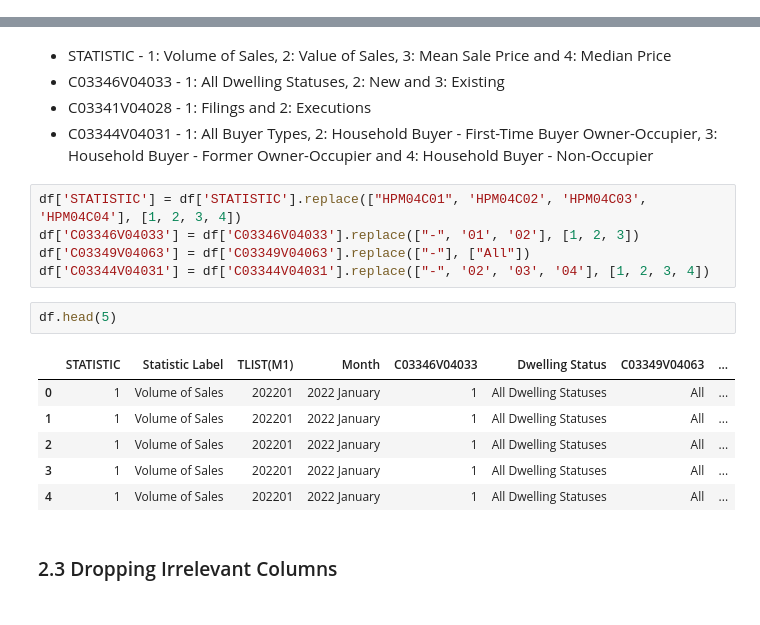
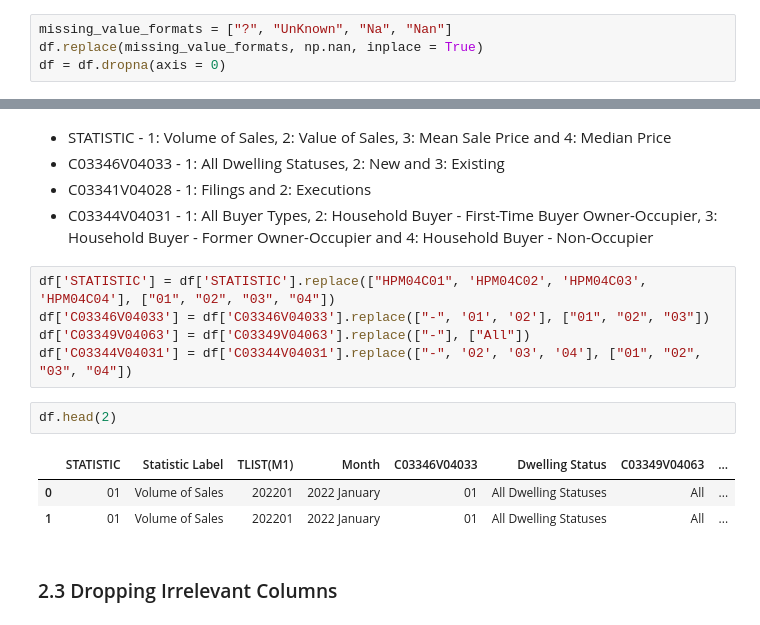
Before and after one commit to CristhianMacedo2024104/Machine-Learning, a Jupyter notebook: CristhianMacedo_MLearningHDip_CA1.ipynb, the cells around one changed output, grey strips where cells are left out. Saved outputs shown, nothing was run; the diff lists cells and outputs as text.

```diff
--- a/CristhianMacedo_MLearningHDip_CA1.ipynb
+++ b/CristhianMacedo_MLearningHDip_CA1.ipynb
@@ -113,0 +144,4 @@ array(['All Buyer Types',
+# %%
+missing_value_formats = ["?", "UnKnown", "Na", "Nan"]
+df.replace(missing_value_formats, np.nan, inplace = True)
+df = df.dropna(axis = 0)
@@ -119,19 +159,16 @@ array(['All Buyer Types',
 - C03341V04028 - 1: Filings and 2: Executions
 - C03344V04031 - 1: All Buyer Types, 2: Household Buyer - First-Time Buyer Owner-Occupier, 3: Household Buyer - Former Owner-Occupier and 4: Household Buyer - Non-Occupier
 # %%
-df['STATISTIC'] = df['STATISTIC'].replace(["HPM04C01", 'HPM04C02', 'HPM04C03', 'HPM04C04'], [1, 2, 3, 4])
-df['C03346V04033'] = df['C03346V04033'].replace(["-", '01', '02'], [1, 2, 3])
+df['STATISTIC'] = df['STATISTIC'].replace(["HPM04C01", 'HPM04C02', 'HPM04C03', 'HPM04C04'], ["01", "02", "03", "04"])
+df['C03346V04033'] = df['C03346V04033'].replace(["-", '01', '02'], ["01", "02", "03"])
 df['C03349V04063'] = df['C03349V04063'].replace(["-"], ["All"])
-df['C03344V04031'] = df['C03344V04031'].replace(["-", '02', '03', '04'], [1, 2, 3, 4])
+df['C03344V04031'] = df['C03344V04031'].replace(["-", '02', '03', '04'], ["01", "02", "03", "04"])
 # %%
-df.head(5)
+df.head(2)
 # %% [output]
 |  | STATISTIC | Statistic Label | TLIST(M1) | Month | C03346V04033 | Dwelling Status | C03349V04063 | ... |
-| 0 | 1 | Volume of Sales | 202201 | 2022 January | 1 | All Dwelling Statuses | All | ... |
-| 1 | 1 | Volume of Sales | 202201 | 2022 January | 1 | All Dwelling Statuses | All | ... |
-| 2 | 1 | Volume of Sales | 202201 | 2022 January | 1 | All Dwelling Statuses | All | ... |
-| 3 | 1 | Volume of Sales | 202201 | 2022 January | 1 | All Dwelling Statuses | All | ... |
-| 4 | 1 | Volume of Sales | 202201 | 2022 January | 1 | All Dwelling Statuses | All | ... |
+| 0 | 01 | Volume of Sales | 202201 | 2022 January | 01 | All Dwelling Statuses | All | ... |
+| 1 | 01 | Volume of Sales | 202201 | 2022 January | 01 | All Dwelling Statuses | All | ... |
 # %% [markdown]
 ### 2.3 Dropping Irrelevant Columns
 # %% [markdown]
```
Also changed, not shown: parts of 28 cells of this notebook, 1 other file.
